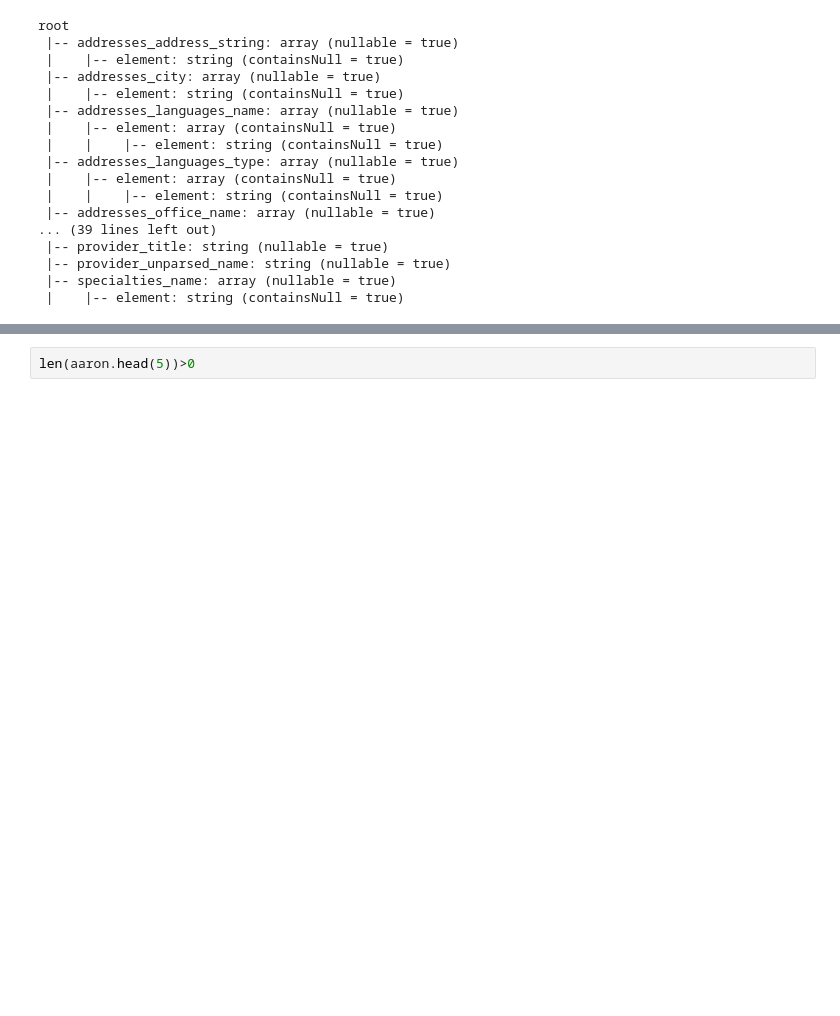
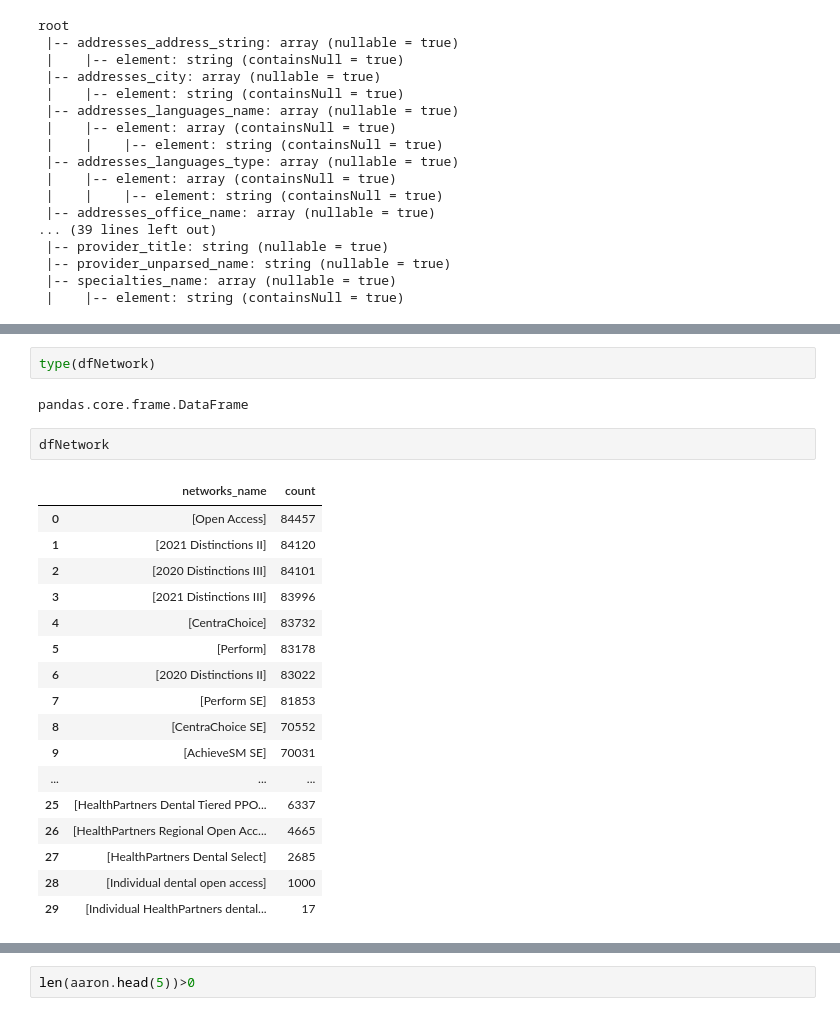
Before and after one commit to anishchapagain/PySpark, a Jupyter notebook: spark.ipynb, the cells around one changed output, grey strips where cells are left out. Drawn from its saved outputs; the diff is of its cells as text; blank space fills up the shorter version.

```diff
--- a/spark.ipynb
+++ b/spark.ipynb
@@ -146,0 +261,24 @@ root
+# %%
+type(dfNetwork)
+# %% [output]
+pandas.core.frame.DataFrame
+# %%
+dfNetwork
+# %% [output]
+|  | networks_name | count |
+| 0 | [Open Access] | 84457 |
+| 1 | [2021 Distinctions II] | 84120 |
+| 2 | [2020 Distinctions III] | 84101 |
+| 3 | [2021 Distinctions III] | 83996 |
+| 4 | [CentraChoice] | 83732 |
+| 5 | [Perform] | 83178 |
+| 6 | [2020 Distinctions II] | 83022 |
+| 7 | [Perform SE] | 81853 |
+| 8 | [CentraChoice SE] | 70552 |
+| 9 | [AchieveSM SE] | 70031 |
+| ... | ... | ... |
+| 25 | [HealthPartners Dental Tiered PPO... | 6337 |
+| 26 | [HealthPartners Regional Open Acc... | 4665 |
+| 27 | [HealthPartners Dental Select] | 2685 |
+| 28 | [Individual dental open access] | 1000 |
+| 29 | [Individual HealthPartners dental... | 17 |
```
Also changed, not shown: parts of 33 cells of this notebook, 6 other files.
